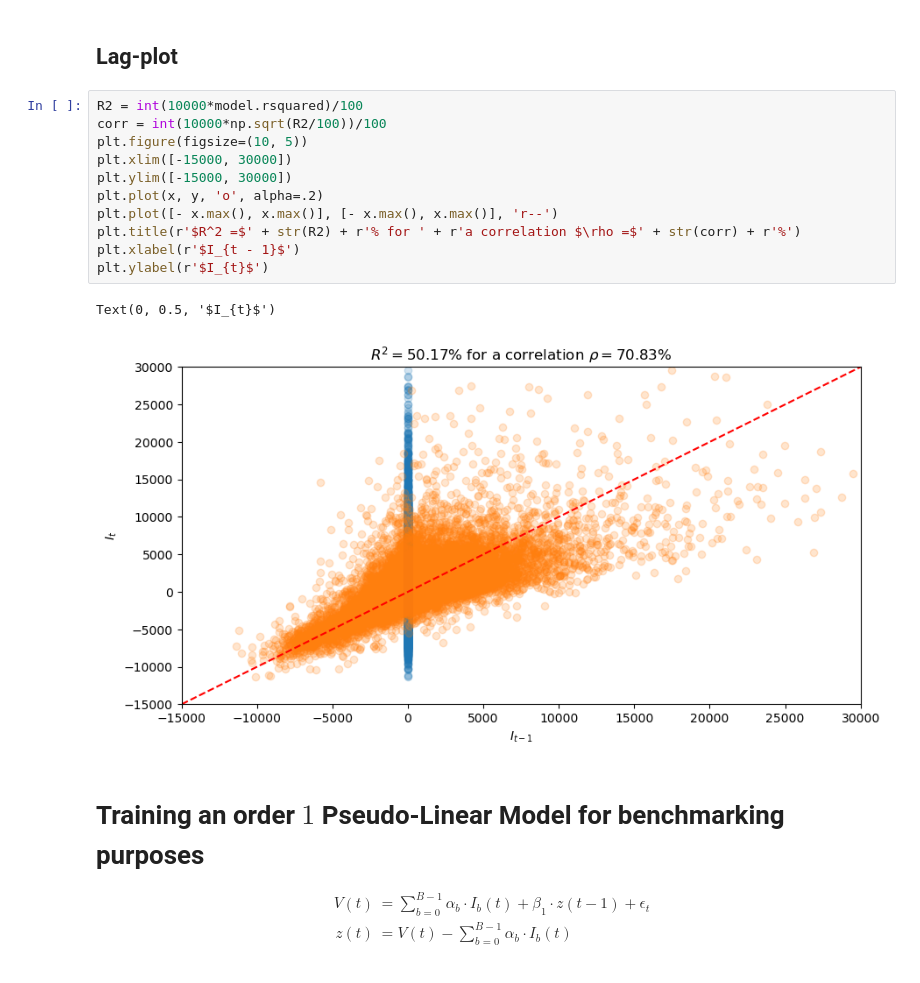
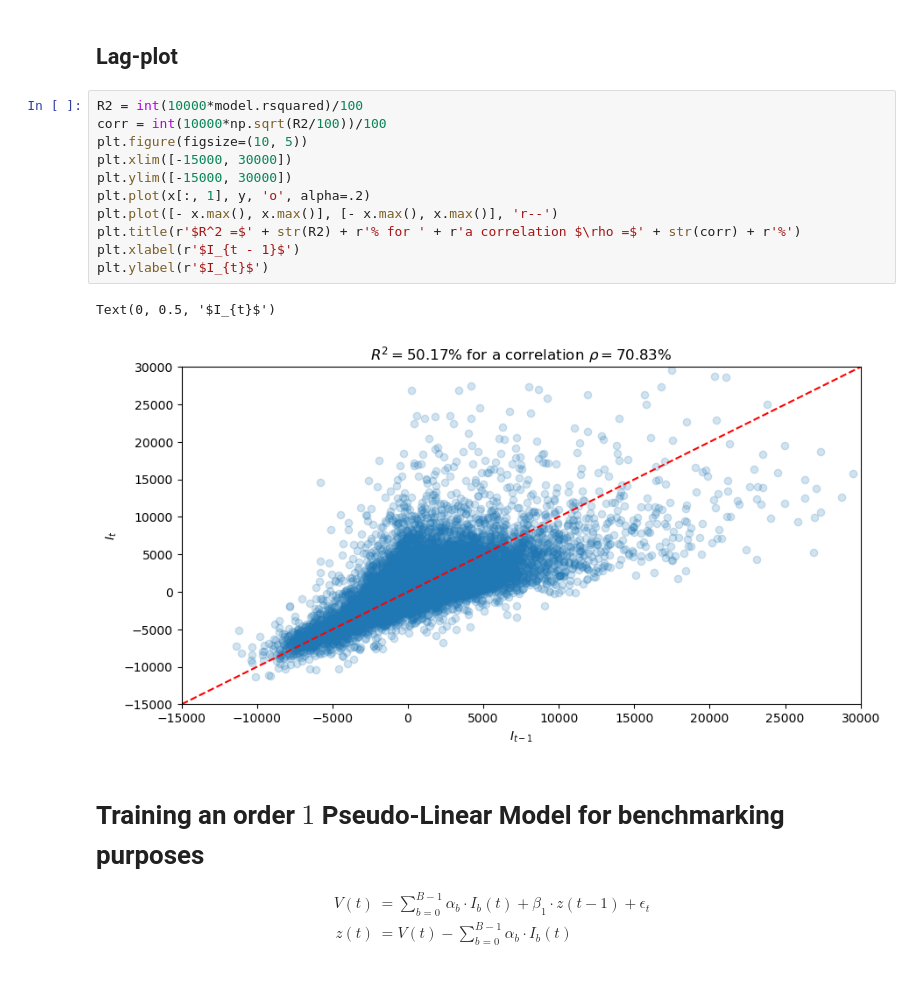
Before and after one commit to Gilt0/liquotaku, a Jupyter notebook: python/LinearRegression.ipynb, the cells around one changed output. Saved outputs shown, nothing was run; the diff lists cells and outputs as text.

Commit message:
cleaning plot of I_{t} vs I_{t - 1}

```diff
--- a/python/LinearRegression.ipynb
+++ b/python/LinearRegression.ipynb
@@ -120,17 +120,17 @@ strong multicollinearity or other numerical problems.
 # %%
 R2 = int(10000*model.rsquared)/100
 corr = int(10000*np.sqrt(R2/100))/100
 plt.figure(figsize=(10, 5))
 plt.xlim([-15000, 30000])
 plt.ylim([-15000, 30000])
-plt.plot(x, y, 'o', alpha=.2)
+plt.plot(x[:, 1], y, 'o', alpha=.2)
 plt.plot([- x.max(), x.max()], [- x.max(), x.max()], 'r--')
 plt.title(r'$R^2 =$' + str(R2) + r'% for ' + r'a correlation $\rho =$' + str(corr) + r'%')
 plt.xlabel(r'$I_{t - 1}$')
 plt.ylabel(r'$I_{t}$')
 # %% [output]
 Text(0, 0.5, '$I_{t}$')
-[figure, old version]
+[figure, new version]
 # %% [markdown]
 # Training an order $1$ Pseudo-Linear Model for benchmarking purposes
 
```
